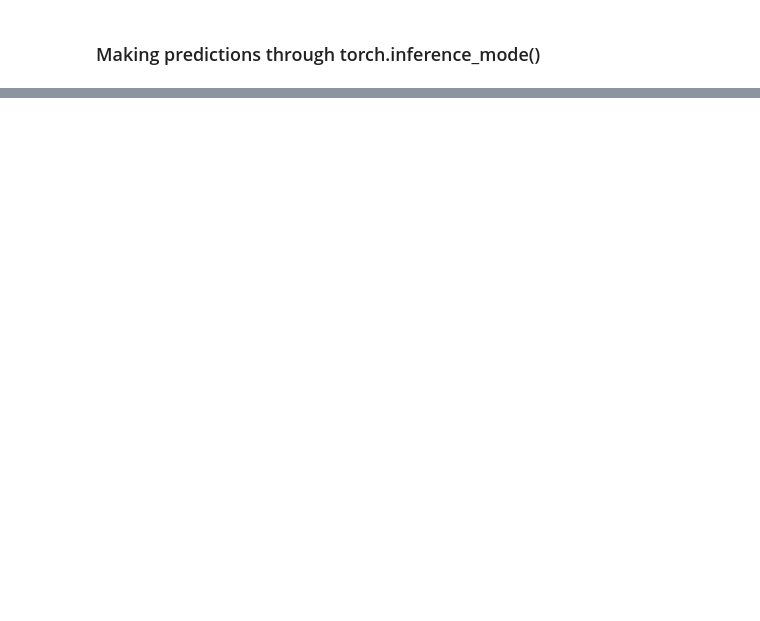
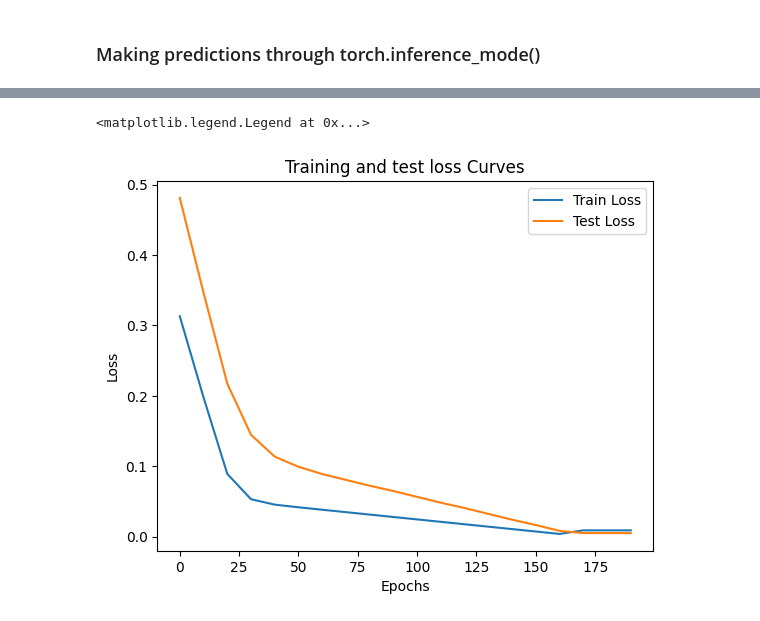
Before and after one commit to asimthaha/CV_fundamentals, a Jupyter notebook: 01_Pytorch_workflow.ipynb, the cells around one changed output, grey strips where cells are left out. Cells and saved outputs as stored; diff of their text form; code cells hidden in the pictures; blank space fills up the shorter version.

```diff
--- a/01_Pytorch_workflow.ipynb
+++ b/01_Pytorch_workflow.ipynb
@@ -193,0 +198,12 @@ Optimizer
+# %%
+ #MAE - Mean Absolute Error - nn.L1loss() equivalent in pytorch
+ # setup  a loss function
+
+loss_fn = nn.L1Loss()
+loss_fn
+
+ #setup an optimize
+optimizer = torch.optim.SGD(
+    params=model0.parameters(),
+    lr=0.01) #lr = learning rate = possobly the most important hyper parameter you can set
+#SGD - Stochastic Gradient Descent
@@ -193,0 +286,13 @@ Optimizer
+# %%
+import numpy as np
+
+# plot the loss curves
+plt.plot(epoch_count, np.array(torch.tensor(loss_values).cpu().numpy()), label="Train Loss")
+plt.plot(epoch_count, test_loss_values, label="Test Loss")
+plt.title("Training and test loss Curves")
+plt.ylabel("Loss")
+plt.xlabel("Epochs")
+plt.legend()
+# %% [output]
+<matplotlib.legend.Legend at 0x...>
+[figure, added]
```
Also changed, not shown: parts of 11 cells of this notebook.
